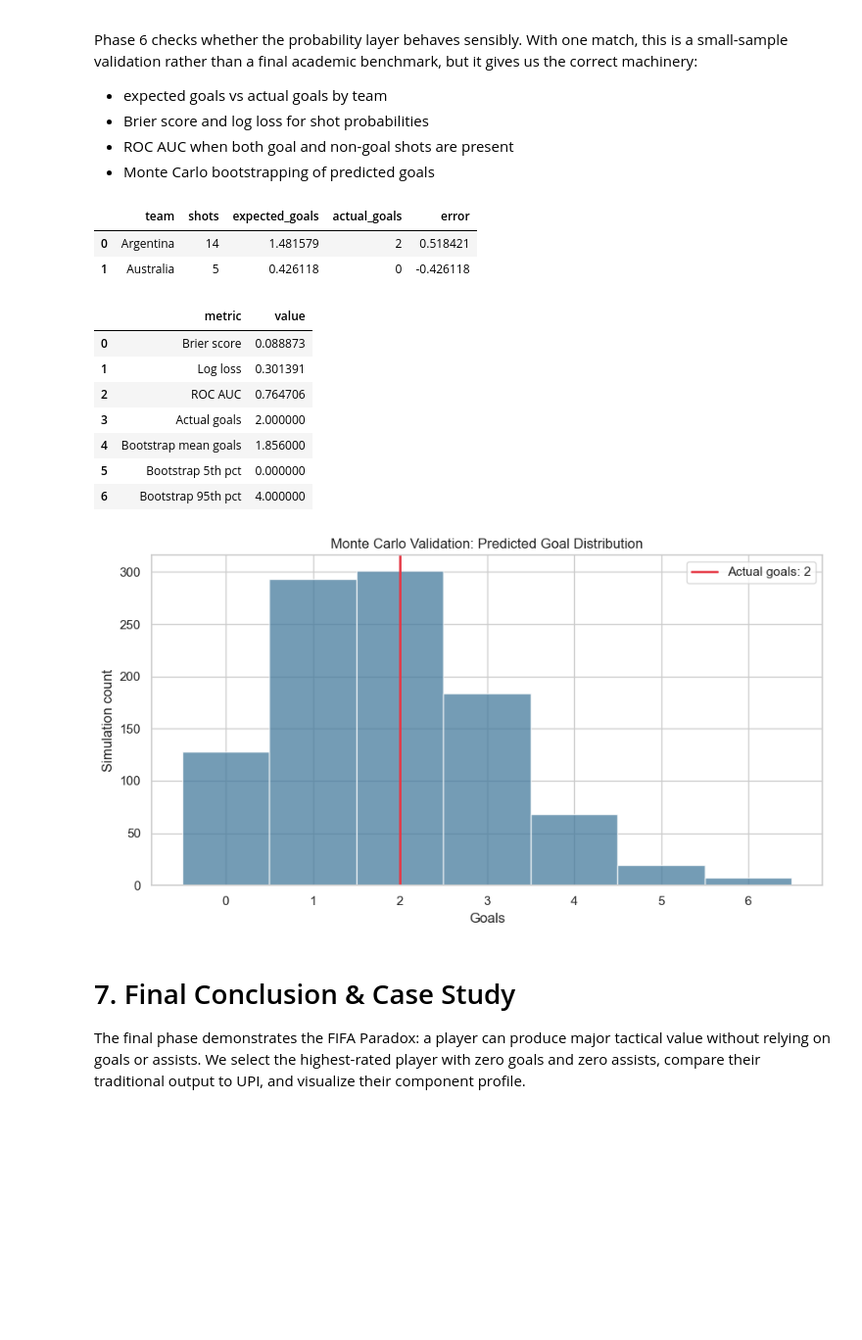
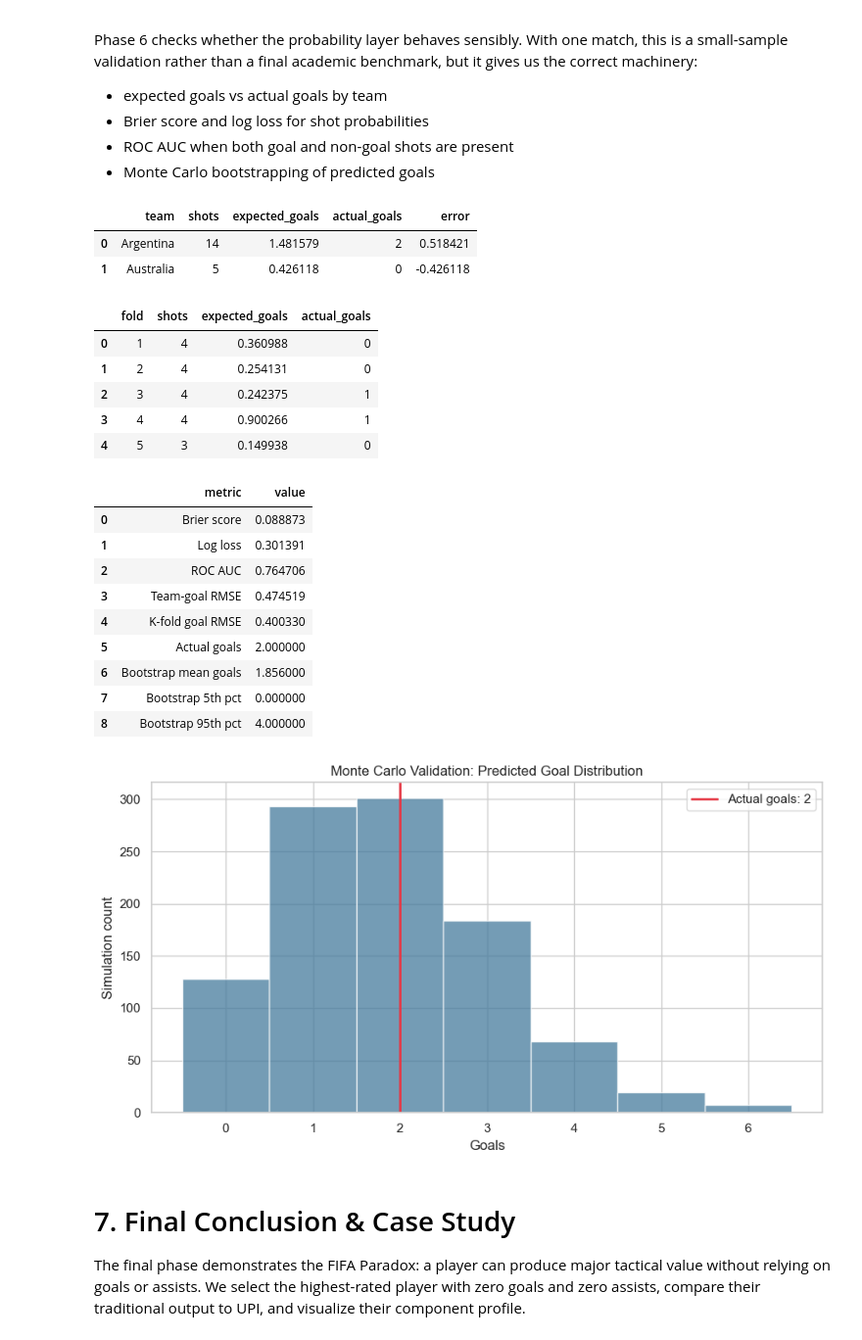
Before and after one commit to SSS-R/UPI, a Jupyter notebook: UPI_Final_Report.ipynb, the cells around one changed output. Shown at 98% size. Drawn from its saved outputs; the diff is of its cells as text; code cells hidden in the pictures; blank space fills up the shorter version.

```diff
--- a/UPI_Final_Report.ipynb
+++ b/UPI_Final_Report.ipynb
@@ -279,6 +279,8 @@ pitch.scatter(teammates_x, teammates_y, ax=axes[1], s=130, color="#1f77b4", edge
 pitch.scatter(opponents_x, opponents_y, ax=axes[1], s=130, color="#d62728", edgecolors="black", label="Opponents")
 if is_location(start):
     pitch.scatter([start[0]], [start[1]], ax=axes[1], s=180, color="#ffbf00", edgecolors="black", label="Ball carrier")
+    pressure_circle = plt.Circle((start[0], start[1]), 8.0, color="#e63946", fill=False, linestyle="--", linewidth=2, alpha=0.9)
+    axes[1].add_patch(pressure_circle)
 if is_location(start) and is_location(end):
     pitch.arrows(start[0], start[1], end[0], end[1], ax=axes[1], color="#111111", width=2, headwidth=6)
 
@@ -768,7 +802,8 @@ correct machinery:
 - ROC AUC when both goal and non-goal shots are present
 - Monte Carlo bootstrapping of predicted goals
 # %%
-from sklearn.metrics import brier_score_loss, log_loss, roc_auc_score
+from sklearn.metrics import brier_score_loss, log_loss, mean_squared_error, roc_auc_score
+from sklearn.model_selection import KFold
 
 validation_shots = events_df[events_df["type"] == "Shot"].copy()
 validation_shots["goal"] = validation_shots["shot_outcome"].eq("Goal").astype(int)
@@ -787,6 +822,7 @@ team_validation = (
     .reset_index()
 )
 team_validation["error"] = team_validation["actual_goals"] - team_validation["expected_goals"]
+team_rmse = np.sqrt(mean_squared_error(team_validation["actual_goals"], team_validation["expected_goals"]))
 display(team_validation)
 
 brier = brier_score_loss(validation_shots["goal"], validation_shots["model_prob"])
@@ -797,46 +833,85 @@ auc = (
     else np.nan
 )
 
+kfold = KFold(n_splits=min(5, len(validation_shots)), shuffle=True, random_state=42)
+fold_rows = []
+for fold_id, (_, test_idx) in enumerate(kfold.split(validation_shots), start=1):
+    fold = validation_shots.iloc[test_idx]
+    fold_rows.append(
+        {
+            "fold": fold_id,
+            "shots": len(fold),
+            "expected_goals": fold["model_prob"].sum(),
+            "actual_goals": fold["goal"].sum(),
+        }
+    )
+kfold_validation = pd.DataFrame(fold_rows)
+kfold_rmse = np.sqrt(mean_squared_error(
+    kfold_validation["actual_goals"],
+    kfold_validation["expected_goals"],
+))
+
 rng = np.random.default_rng(42)
 bootstrap_goals = rng.binomial(1, validation_shots["model_prob"].to_numpy(), size=(1000, len(validation_shots))).sum(axis=1)
 actual_goals = int(validation_shots["goal"].sum())
 validation_metrics = pd.DataFrame(
     {
-        "metric": ["Brier score", "Log loss", "ROC AUC", "Actual goals", "Bootstrap mean goals", "Bootstrap 5th pct", "Bootstrap 95th pct"],
+        "metric": [
+            "Brier score",
+            "Log loss",
+            "ROC AUC",
+            "Team-goal RMSE",
+            "K-fold goal RMSE",
+            "Actual goals",
+            "Bootstrap mean goals",
+            "Bootstrap 5th pct",
+            "Bootstrap 95th pct",
+        ],
         "value": [
             brier,
             logloss,
             auc,
+            team_rmse,
+            kfold_rmse,
             actual_goals,
             bootstrap_goals.mean(),
             np.percentile(bootstrap_goals, 5),
             np.percentile(bootstrap_goals, 95),
         ],
     }
 )
+display(kfold_validation)
 display(validation_metrics)
 
 fig, ax = plt.subplots(figsize=(9, 5))
 ax.hist(bootstrap_goals, bins=np.arange(bootstrap_goals.min(), bootstrap_goals.max() + 2) - 0.5, color="#457b9d", alpha=0.75)
 ax.axvline(actual_goals, color="#e63946", linewidth=2, label=f"Actual goals: {actual_goals}")
 ax.set_title("Monte Carlo Validation: Predicted Goal Distribution")
 ax.set_xlabel("Goals")
 ax.set_ylabel("Simulation count")
 ax.legend()
 plt.tight_layout()
 plt.show()
 # %% [output]
 |  | team | shots | expected_goals | actual_goals | error |
 | 0 | Argentina | 14 | 1.481579 | 2 | 0.518421 |
 | 1 | Australia | 5 | 0.426118 | 0 | -0.426118 |
-|  | metric | value |
-| 0 | Brier score | 0.088873 |
-| 1 | Log loss | 0.301391 |
-| 2 | ROC AUC | 0.764706 |
-| 3 | Actual goals | 2.000000 |
-| 4 | Bootstrap mean goals | 1.856000 |
-| 5 | Bootstrap 5th pct | 0.000000 |
-| 6 | Bootstrap 95th pct | 4.000000 |
+|  | fold | shots | expected_goals | actual_goals |
+| 0 | 1 | 4 | 0.360988 | 0 |
+| 1 | 2 | 4 | 0.254131 | 0 |
+| 2 | 3 | 4 | 0.242375 | 1 |
+| 3 | 4 | 4 | 0.900266 | 1 |
+| 4 | 5 | 3 | 0.149938 | 0 |
+|  | metric | value |
+| 0 | Brier score | 0.088873 |
+| 1 | Log loss | 0.301391 |
+| 2 | ROC AUC | 0.764706 |
+| 3 | Team-goal RMSE | 0.474519 |
+| 4 | K-fold goal RMSE | 0.400330 |
+| 5 | Actual goals | 2.000000 |
+| 6 | Bootstrap mean goals | 1.856000 |
+| 7 | Bootstrap 5th pct | 0.000000 |
+| 8 | Bootstrap 95th pct | 4.000000 |
 [figure]
 # %% [markdown]
 # 7. Final Conclusion & Case Study
```
Also changed, not shown: parts of 3 cells of this notebook, 1 other file.
